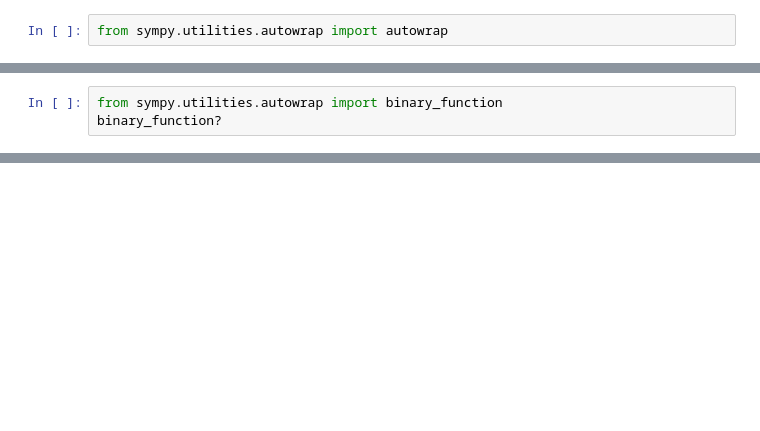
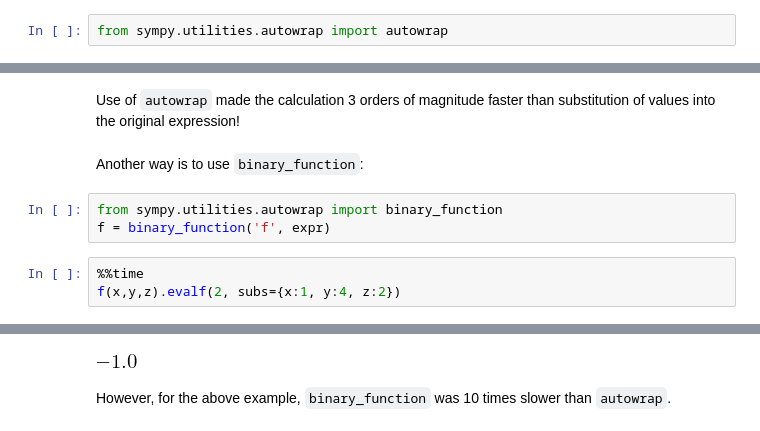
Before and after one commit to environmentalscience/essm, a Jupyter notebook: docs/examples/api_features.ipynb, the cells around one changed output, grey strips where cells are left out. Cells and saved outputs as stored; diff of their text form; blank space fills up the shorter version.

Commit message:
Add examples and adjust sphinx settings.

```diff
--- a/docs/examples/api_features.ipynb
+++ b/docs/examples/api_features.ipynb
@@ -968,4 +943,12 @@ Wall time: 88.9 ms
 [figure]
+# %% [markdown]
+Use of `autowrap` made the calculation 3 orders of magnitude faster than substitution of values into the original expression!
+# %% [markdown]
+Another way is to use `binary_function`:
 # %%
 from sympy.utilities.autowrap import binary_function
-binary_function?
+f = binary_function('f', expr)
+# %%
+%%time
+f(x,y,z).evalf(2, subs={x:1, y:4, z:2})
+# %% [output]
@@ -971,0 +957,3 @@ binary_function?
+[figure, added]
+# %% [markdown]
+However, for the above example, `binary_function` was 10 times slower than `autowrap`.
```
Also changed, not shown: parts of 62 cells of this notebook, 35 other files.
